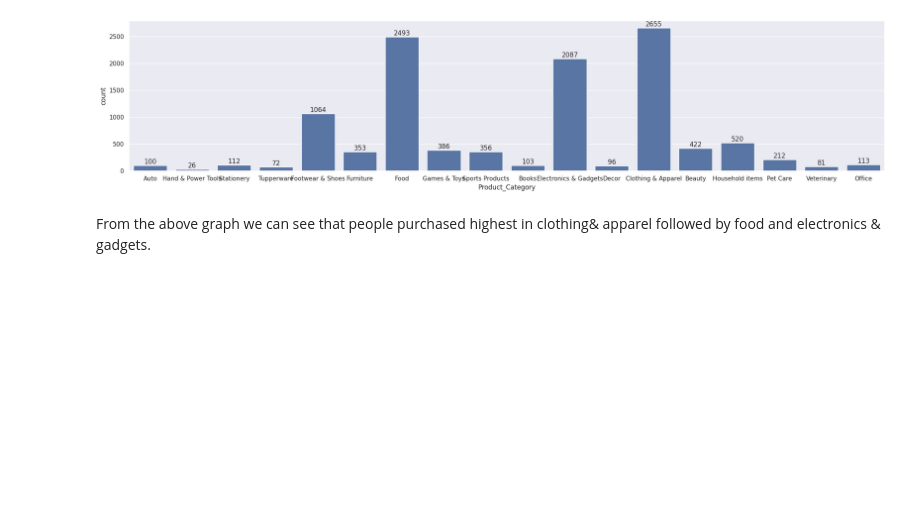
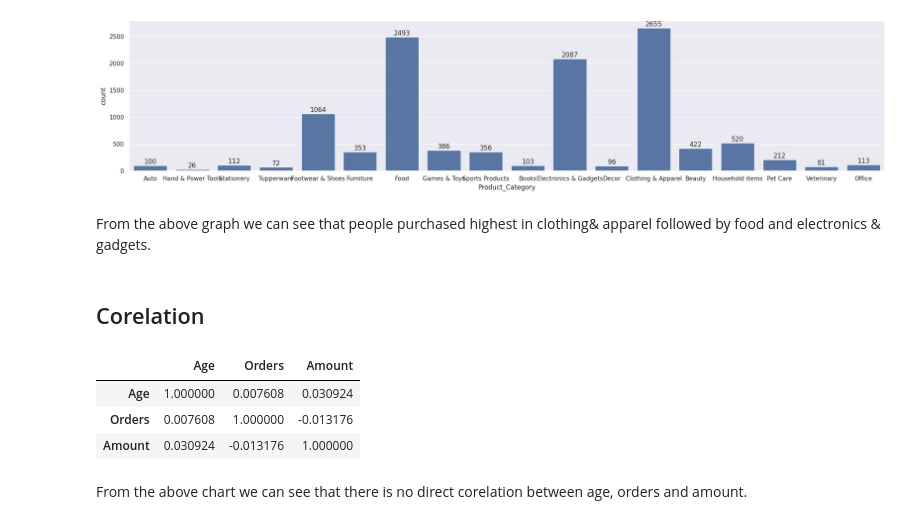
Before and after one commit to vijaylaxmi-patil-19/Diwali_Sales_Analysis, a Jupyter notebook: Diwali_sales_analysis.ipynb, the cells around one changed output. Cells and saved outputs as stored; diff of their text form; code cells hidden in the pictures; blank space fills up the shorter version.

```diff
--- a/Diwali_sales_analysis.ipynb
+++ b/Diwali_sales_analysis.ipynb
@@ -354,3 +360,14 @@ for bars in ax.containers:
 [figure]
 # %% [markdown]
 From the above graph we can see that people purchased highest in clothing& apparel followed by food and electronics & gadgets.
+# %% [markdown]
+## Corelation
+# %%
+df[['Age', 'Orders', 'Amount']].corr()
+# %% [output]
+|  | Age | Orders | Amount |
+| Age | 1.000000 | 0.007608 | 0.030924 |
+| Orders | 0.007608 | 1.000000 | -0.013176 |
+| Amount | 0.030924 | -0.013176 | 1.000000 |
+# %% [markdown]
+From the above chart we can see that there is no direct corelation between age, orders and amount.
```
Also changed, not shown: parts of 4 cells of this notebook.
